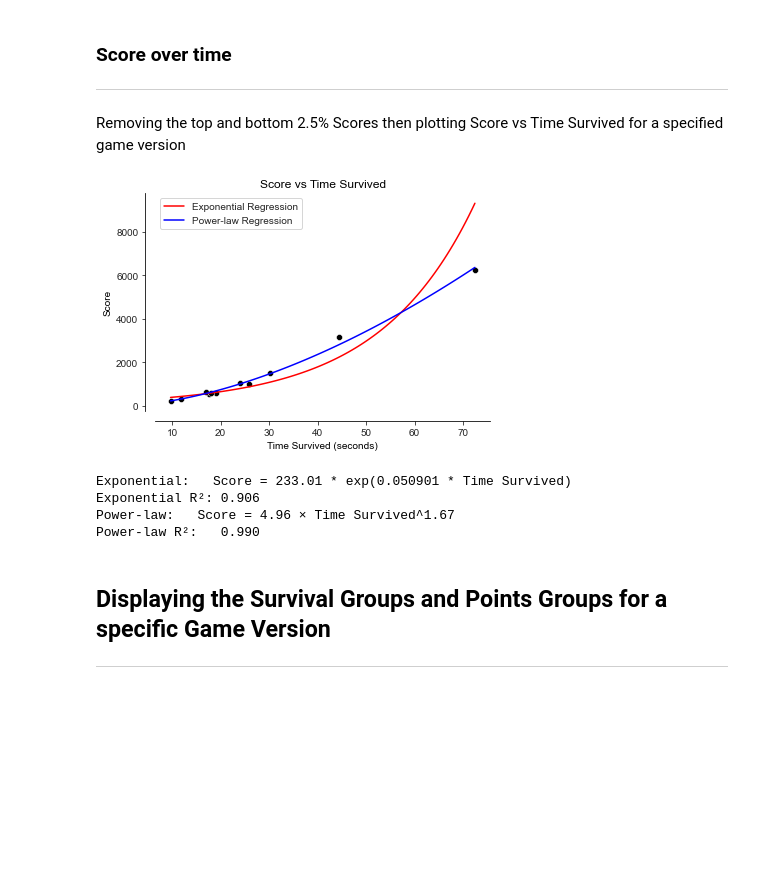
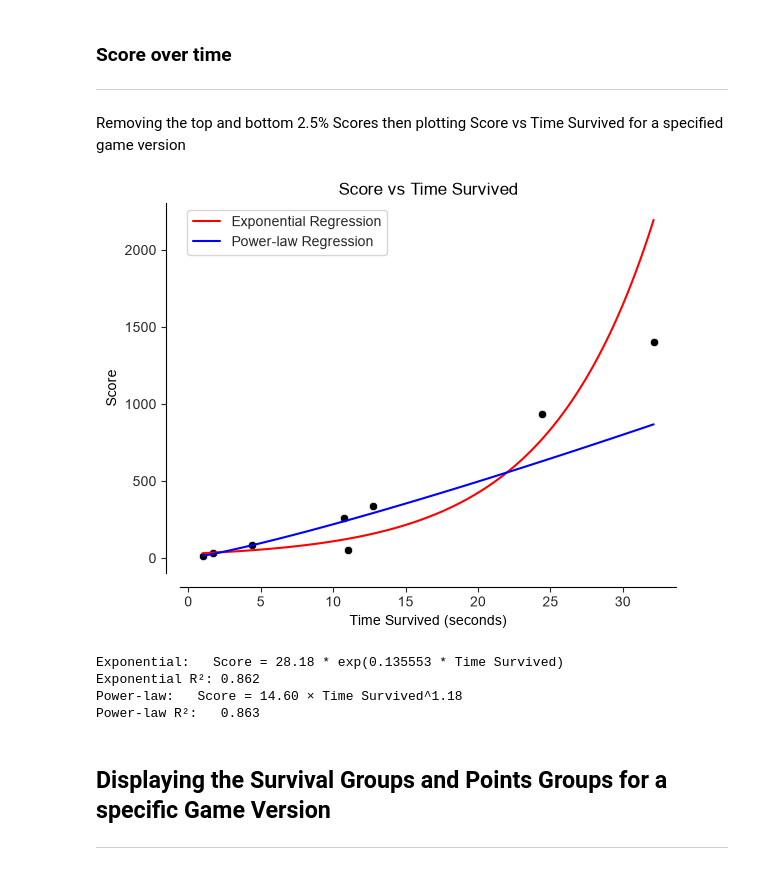
Before and after one commit to JonathanHinchliffe/CubeGame, a Jupyter notebook: Data-Visualiser.ipynb, the cells around one changed output. Saved outputs shown, nothing was run; the diff lists cells and outputs as text; code cells hidden in the pictures; blank space fills up the shorter version.

```diff
--- a/Data-Visualiser.ipynb
+++ b/Data-Visualiser.ipynb
@@ -12,7 +11,7 @@ from sklearn.linear_model import LinearRegression
 # %% [markdown]
 ## Loading game result data
 # %%
-df = pd.read_csv("game-results.csv", parse_dates=True, header=None, names=["Game Version", "Date", "Time Survived", "Score"], dtype={"Game Version":"string","Time Survived":"float64","Score":"Int64"})
+df = pd.read_csv("game-results.csv", parse_dates=["Game Version", "Date"], header=None, names=["Game Version", "Date", "Time Survived", "Score"], dtype={"Game Version":"string","Time Survived":"float64","Score":"Int64"})
 
 df = df.replace(r"^\s*$", pd.NA, regex=True)
 
@@ -225,13 +224,17 @@ dfs[1].head()
 <hr>
 Removing the top and bottom 2.5% Scores then plotting Score vs Time Survived for a specified game version
 # %%
-def score_over_time(game_version:int, remove_edges=True):
+def score_over_time(game_version=1, remove_edges=True, data=[]):
+    if type(data) == list:
+        gv_df = dfs[game_version]
+    else:
+        gv_df = data
+
     if remove_edges:
-        gv_df = dfs[game_version][(
-        (dfs[game_version]["Score"] >= dfs[game_version]["Score"].quantile(0.025)) &
-        (dfs[game_version]["Score"] <= dfs[game_version]["Score"].quantile(0.975)))]
-    else:
-        gv_df = dfs[game_version]
+        gv_df = gv_df[(
+        (gv_df["Score"] >= gv_df["Score"].quantile(0.025)) &
+        (gv_df["Score"] <= gv_df["Score"].quantile(0.975)))]
+
 
     # Exponential regression requires positive y values
     plot_df = gv_df[gv_df["Score"] > 0]
@@ -322,13 +325,13 @@ def score_over_time(game_version:int, remove_edges=True):
 
     print(f"Power-law R²:   {power_model.score(X_power, y_power):.3f}")
 # %%
-score_over_time(2)
+score_over_time(1)
 # %% [output]
-[figure, old version]
+[figure, new version]
-Exponential:   Score = 233.01 * exp(0.050901 * Time Survived)
-Exponential R²: 0.906
-Power-law:   Score = 4.96 × Time Survived^1.67
-Power-law R²:   0.990
+Exponential:   Score = 28.18 * exp(0.135553 * Time Survived)
+Exponential R²: 0.862
+Power-law:   Score = 14.60 × Time Survived^1.18
+Power-law R²:   0.863
 # %% [markdown]
 ## Displaying the Survival Groups and Points Groups for a specific Game Version
 <hr>
```
Also changed, not shown: parts of 15 cells of this notebook, 2 other files.
